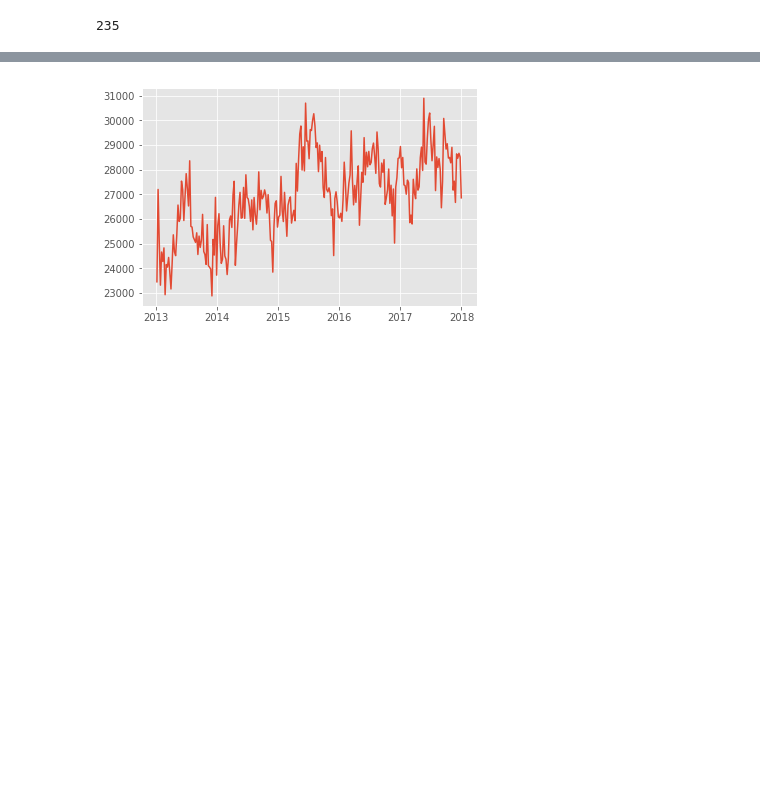
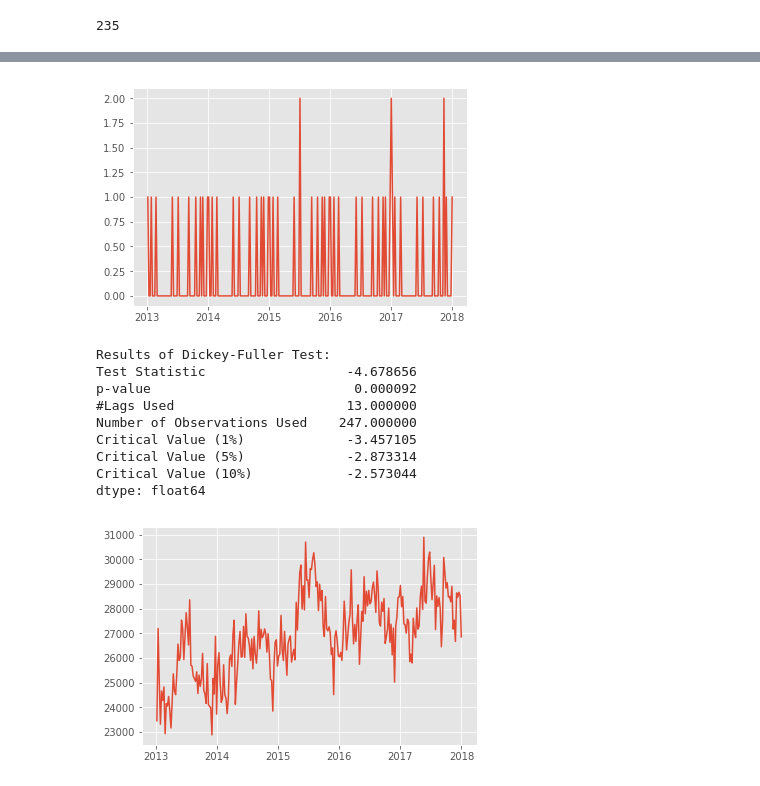
Before and after one commit to boscacci/NYC-EMS-Time-Series, a Jupyter notebook: ems_data.ipynb, the cells around one changed output, grey strips where cells are left out. Drawn from its saved outputs; the diff is of its cells as text; code cells hidden in the pictures; blank space fills up the shorter version.

```diff
--- a/ems_data.ipynb
+++ b/ems_data.ipynb
@@ -204,3 +345,18 @@ daily_average_response_time = daily_average_response_time / 60
+# %%
+plt.plot(weekly_average_response_time_df['total_holidays'])
+plt.show()
+dickey_fuller(weekly_average_response_time_df['total_holidays'])
+# %% [output]
+[figure, added]
+Results of Dickey-Fuller Test:
+Test Statistic                  -4.678656
+p-value                          0.000092
+#Lags Used                      13.000000
+Number of Observations Used    247.000000
+Critical Value (1%)             -3.457105
+Critical Value (5%)             -2.873314
+Critical Value (10%)            -2.573044
+dtype: float64
 # %%
 plt.plot(weekly_call_volume)
 plt.show()
```
Also changed, not shown: parts of 58 cells of this notebook.
